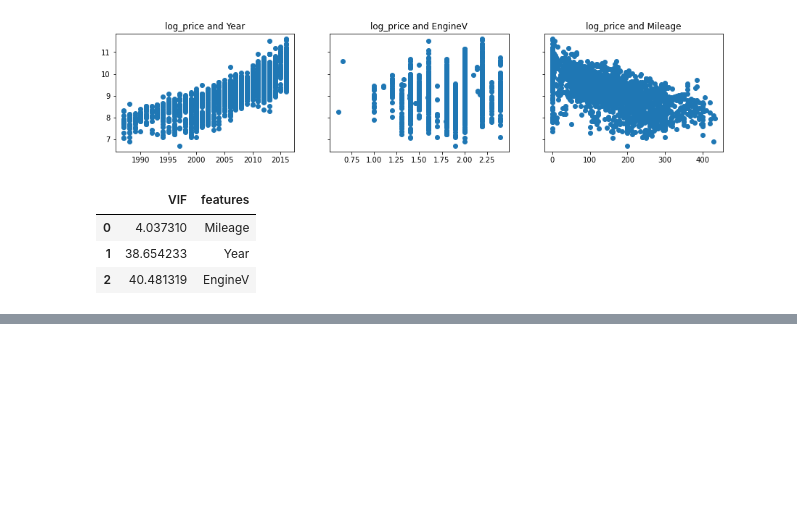
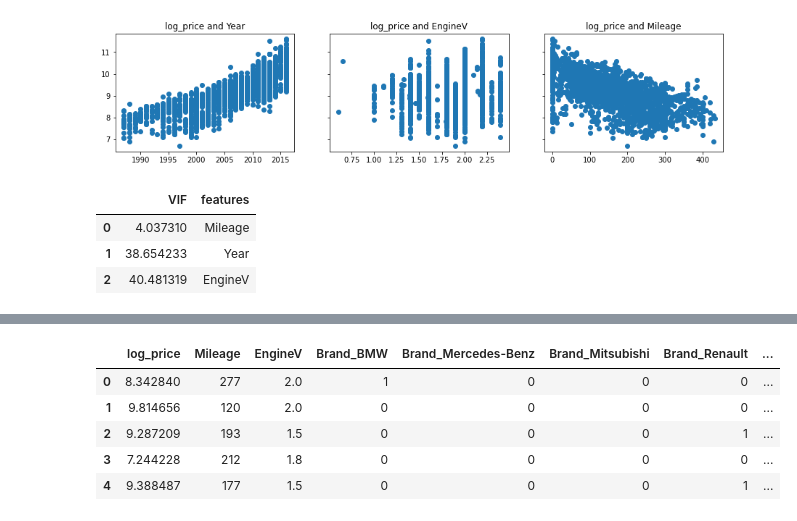
Before and after one commit to yamlakyam/ML-Sklean, a Jupyter notebook: Linear Regression.ipynb, the cells around one changed output, grey strips where cells are left out. Saved outputs shown, nothing was run; the diff lists cells and outputs as text; code cells hidden in the pictures; blank space fills up the shorter version.

```diff
--- a/Linear Regression.ipynb
+++ b/Linear Regression.ipynb
@@ -254,0 +285,16 @@ data_no_multicollinearity = data_cleaned.drop(['Year'], axis = 1 )
+# %%
+cols = ['log_price', 'Mileage', 'EngineV', 'Brand_BMW',
+       'Brand_Mercedes-Benz', 'Brand_Mitsubishi', 'Brand_Renault',
+       'Brand_Toyota', 'Brand_Volkswagen', 'Body_hatch', 'Body_other',
+       'Body_sedan', 'Body_vagon', 'Body_van', 'Engine Type_Gas',
+       'Engine Type_Other', 'Engine Type_Petrol', 'Registration_yes']
+# %%
+data_preprocessed = data_with_dummies[cols]
+data_preprocessed.head()
+# %% [output]
+|  | log_price | Mileage | EngineV | Brand_BMW | Brand_Mercedes-Benz | Brand_Mitsubishi | Brand_Renault | ... |
+| 0 | 8.342840 | 277 | 2.0 | 1 | 0 | 0 | 0 | ... |
+| 1 | 9.814656 | 120 | 2.0 | 0 | 0 | 0 | 0 | ... |
+| 2 | 9.287209 | 193 | 1.5 | 0 | 0 | 0 | 1 | ... |
+| 3 | 7.244228 | 212 | 1.8 | 0 | 0 | 0 | 0 | ... |
+| 4 | 9.388487 | 177 | 1.5 | 0 | 0 | 0 | 1 | ... |
```
Also changed, not shown: parts of 4 cells of this notebook.
